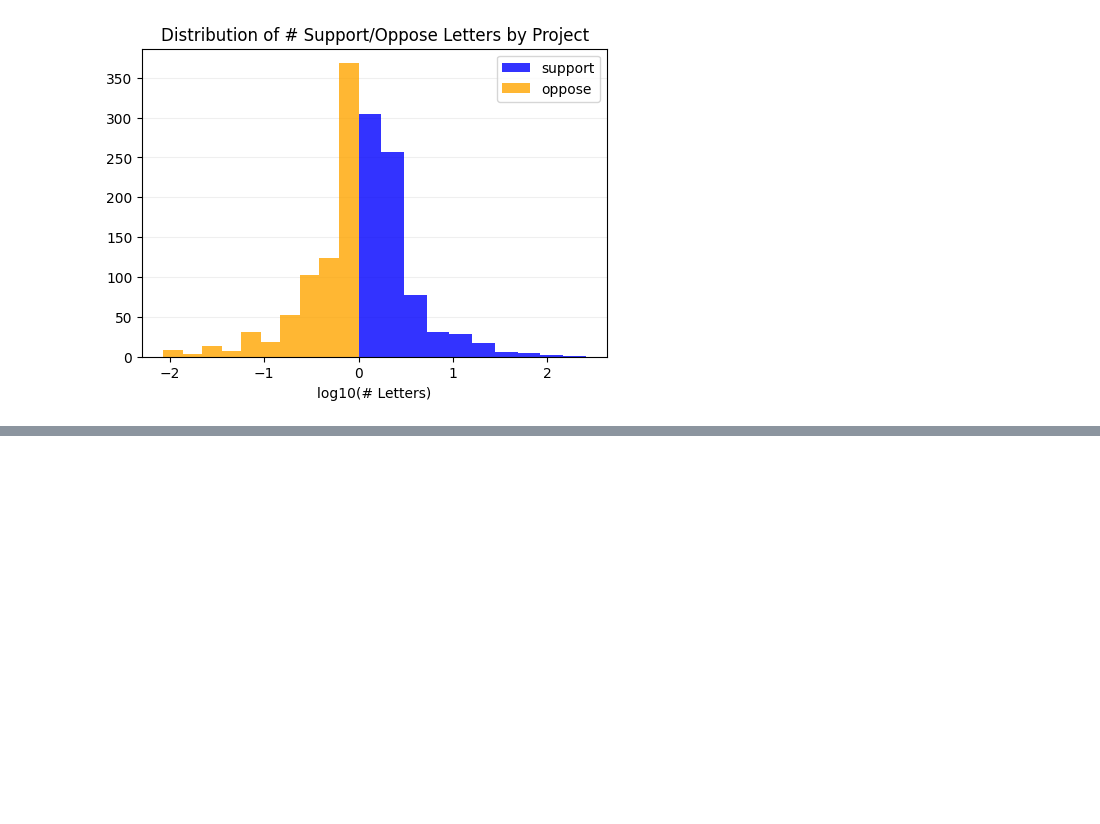
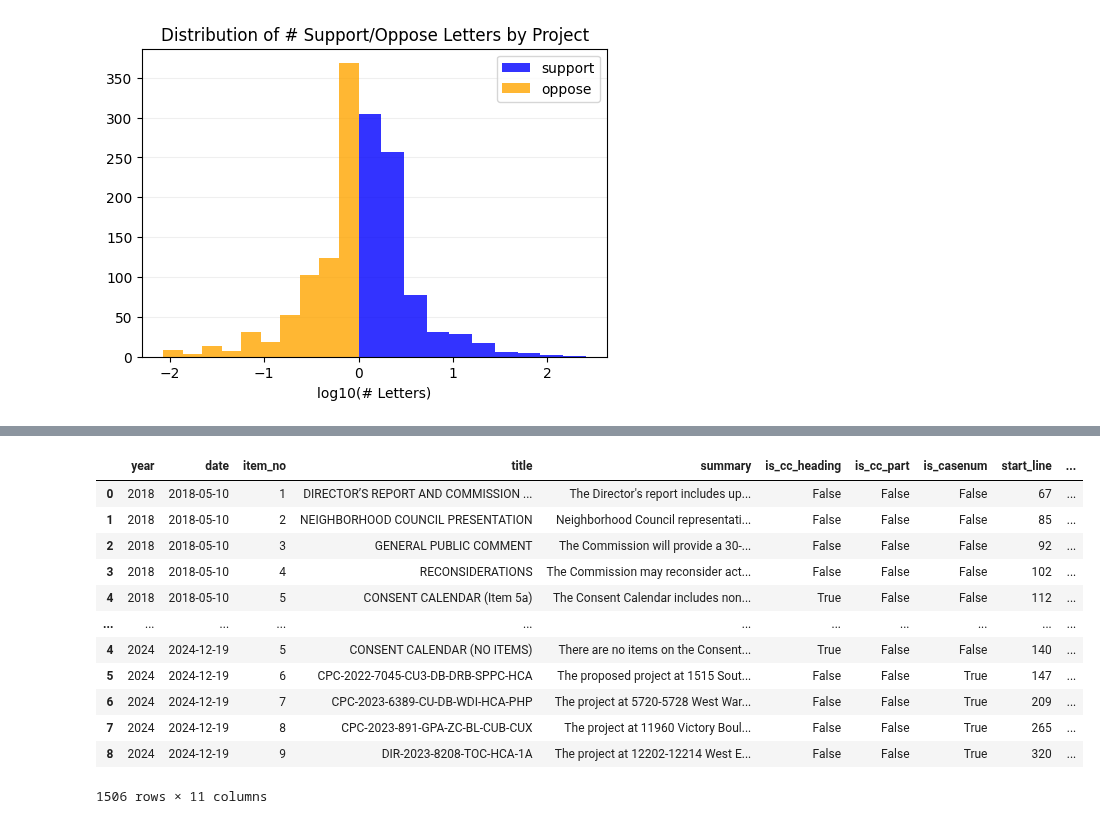
Before and after one commit to ed-kung/lacpc, a Jupyter notebook: src/notebooks/predict-outcome.ipynb, the cells around one changed output, grey strips where cells are left out. Saved outputs shown, nothing was run; the diff lists cells and outputs as text; code cells hidden in the pictures; blank space fills up the shorter version.

```diff
--- a/src/notebooks/predict-outcome.ipynb
+++ b/src/notebooks/predict-outcome.ipynb
@@ -195,4 +212,18 @@ Logit Regression: Success=Approve/Approve with Minor Changes
 |  |  |  |  |  |
 | Note: | *p<0.1; **p<0.05; ***p<0.01 |  |  |  |
 # %%
-dfm['is_cc_part'].astype('int')
+dfa
+# %% [output]
+|  | year | date | item_no | title | summary | is_cc_heading | is_cc_part | is_casenum | start_line | ... |
+| 0 | 2018 | 2018-05-10 | 1 | DIRECTOR’S REPORT AND COMMISSION ... | The Director's report includes up... | False | False | False | 67 | ... |
+| 1 | 2018 | 2018-05-10 | 2 | NEIGHBORHOOD COUNCIL PRESENTATION | Neighborhood Council representati... | False | False | False | 85 | ... |
+| 2 | 2018 | 2018-05-10 | 3 | GENERAL PUBLIC COMMENT | The Commission will provide a 30-... | False | False | False | 92 | ... |
+| 3 | 2018 | 2018-05-10 | 4 | RECONSIDERATIONS | The Commission may reconsider act... | False | False | False | 102 | ... |
+| 4 | 2018 | 2018-05-10 | 5 | CONSENT CALENDAR (Item 5a) | The Consent Calendar includes non... | True | False | False | 112 | ... |
+| ... | ... | ... | ... | ... | ... | ... | ... | ... | ... | ... |
+| 4 | 2024 | 2024-12-19 | 5 | CONSENT CALENDAR (NO ITEMS) | There are no items on the Consent... | True | False | False | 140 | ... |
+| 5 | 2024 | 2024-12-19 | 6 | CPC-2022-7045-CU3-DB-DRB-SPPC-HCA | The proposed project at 1515 Sout... | False | False | True | 147 | ... |
+| 6 | 2024 | 2024-12-19 | 7 | CPC-2023-6389-CU-DB-WDI-HCA-PHP | The project at 5720-5728 West War... | False | False | True | 209 | ... |
+| 7 | 2024 | 2024-12-19 | 8 | CPC-2023-891-GPA-ZC-BL-CUB-CUX | The project at 11960 Victory Boul... | False | False | True | 265 | ... |
+| 8 | 2024 | 2024-12-19 | 9 | DIR-2023-8208-TOC-HCA-1A | The project at 12202-12214 West E... | False | False | True | 320 | ... |
+1506 rows × 11 columns
```
Also changed, not shown: parts of 3 cells of this notebook.
